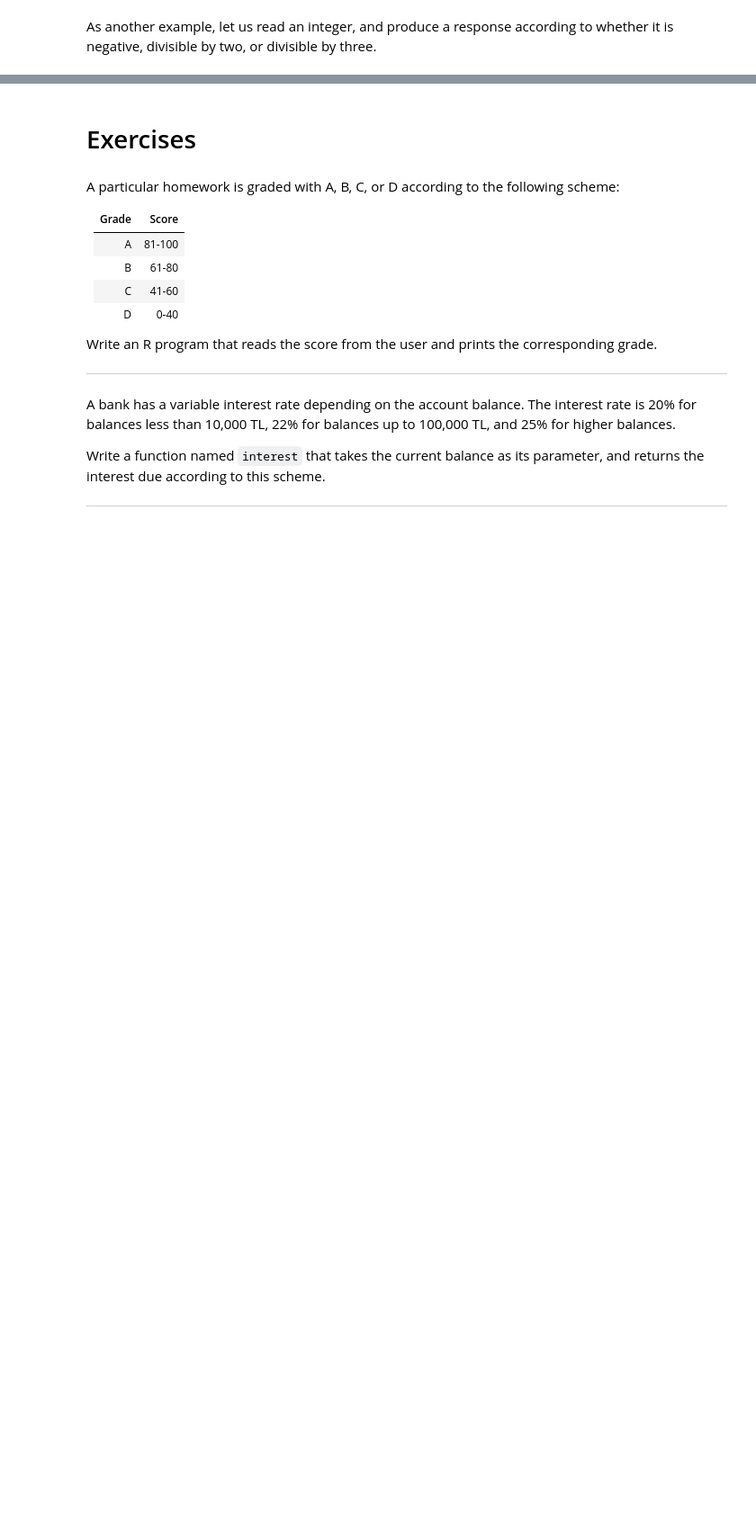
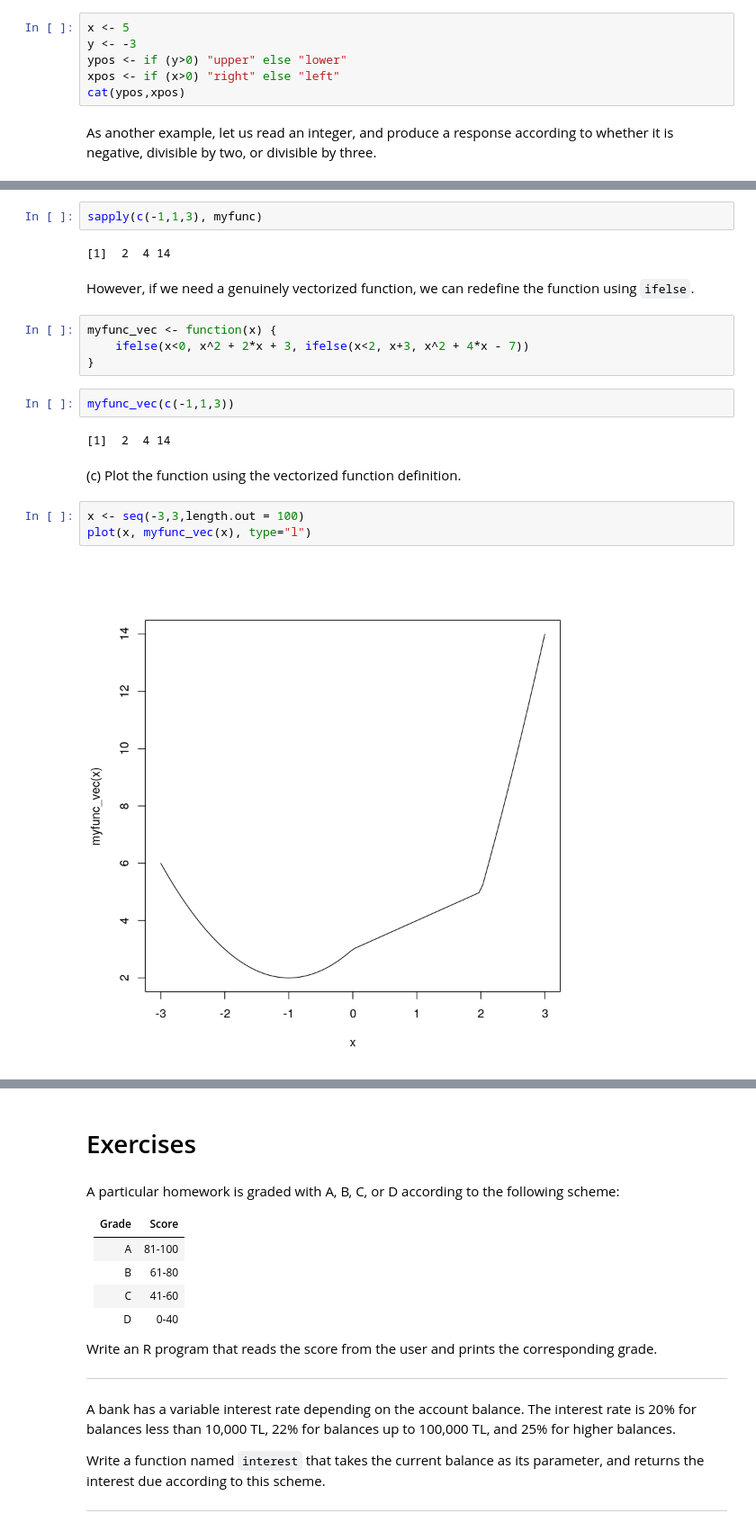
Before and after one commit to mkozturk/CMPE140, a Jupyter notebook: lectures/Lecture 5 - Decision structures.ipynb, the cells around one changed output, grey strips where cells are left out. Shown: that part at 90% size. Saved outputs shown, nothing was run; the diff lists cells and outputs as text; blank space fills up the shorter version.

```diff
--- a/lectures/Lecture 5 - Decision structures.ipynb
+++ b/lectures/Lecture 5 - Decision structures.ipynb
@@ -246,3 +312,9 @@ if(x>0) {
+# %%
+x <- 5
+y <- -3
+ypos <- if (y>0) "upper" else "lower"
+xpos <- if (x>0) "right" else "left"
+cat(ypos,xpos)
 # %% [markdown]
 As another example, let us read an integer, and produce a response according to whether it is negative, divisible by two, or divisible by three.
 # %%
@@ -262,0 +381,21 @@ if (n<0) {
+# %%
+sapply(c(-1,1,3), myfunc)
+# %% [output]
+[1]  2  4 14
+# %% [markdown]
+However, if we need a genuinely vectorized function, we can redefine the function using `ifelse`.
+# %%
+myfunc_vec <- function(x) {
+    ifelse(x<0, x^2 + 2*x + 3, ifelse(x<2, x+3, x^2 + 4*x - 7))
+}
+# %%
+myfunc_vec(c(-1,1,3))
+# %% [output]
+[1]  2  4 14
+# %% [markdown]
+(c) Plot the function using the vectorized function definition.
+# %%
+x <- seq(-3,3,length.out = 100)
+plot(x, myfunc_vec(x), type="l")
+# %% [output]
+[figure, added]
```
Also changed, not shown: parts of 35 cells of this notebook.
